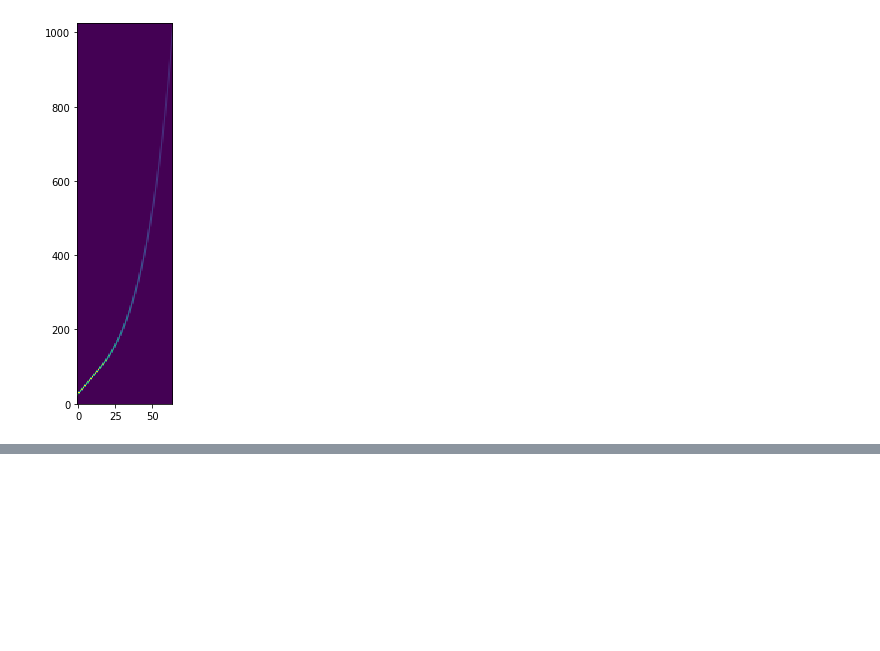
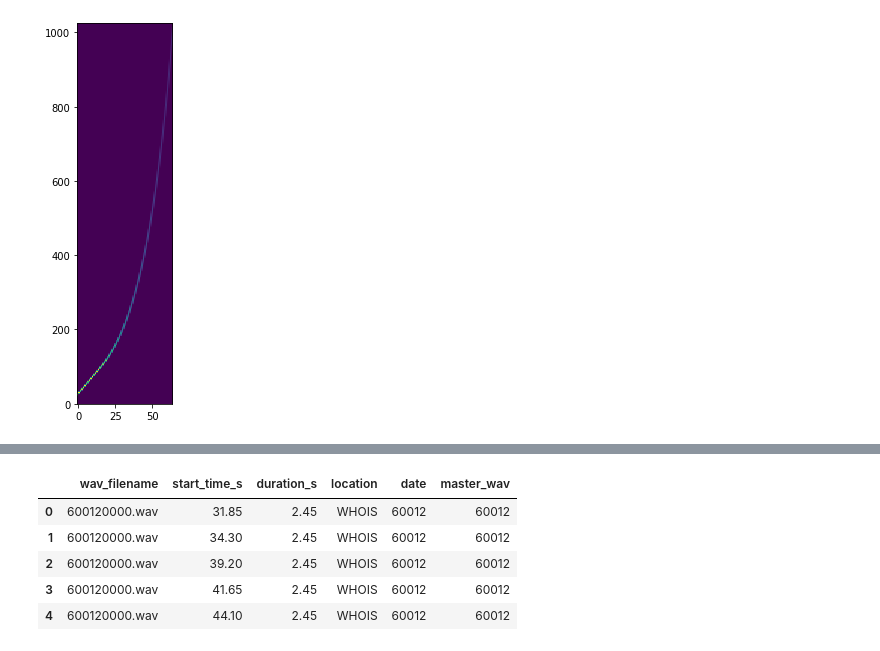
Before and after one commit to orcasound/aifororcas-livesystem, a Jupyter notebook: data_ml/DataPreparation.ipynb, the cells around one changed output, grey strips where cells are left out. Cells and saved outputs as stored; diff of their text form; code cells hidden in the pictures; blank space fills up the shorter version.

```diff
--- a/data_ml/DataSanityCheck.ipynb
+++ b/data_ml/DataPreparation.ipynb
@@ -322,0 +398,12 @@ array([ True,  True,  True,  True,  True,  True,  True,  True,  True,
+# %%
+tsv = pd.DataFrame(tsv_records)
+columns = ["wav_filename","start_time_s","duration_s","location","date","master_wav"]
+tsv = tsv.reindex(columns=columns)
+tsv.head()
+# %% [output]
+|  | wav_filename | start_time_s | duration_s | location | date | master_wav |
+| 0 | 600120000.wav | 31.85 | 2.45 | WHOIS | 60012 | 60012 |
+| 1 | 600120000.wav | 34.30 | 2.45 | WHOIS | 60012 | 60012 |
+| 2 | 600120000.wav | 39.20 | 2.45 | WHOIS | 60012 | 60012 |
+| 3 | 600120000.wav | 41.65 | 2.45 | WHOIS | 60012 | 60012 |
+| 4 | 600120000.wav | 44.10 | 2.45 | WHOIS | 60012 | 60012 |
```
Also changed, not shown: parts of 23 cells of this notebook, 1 other file.
